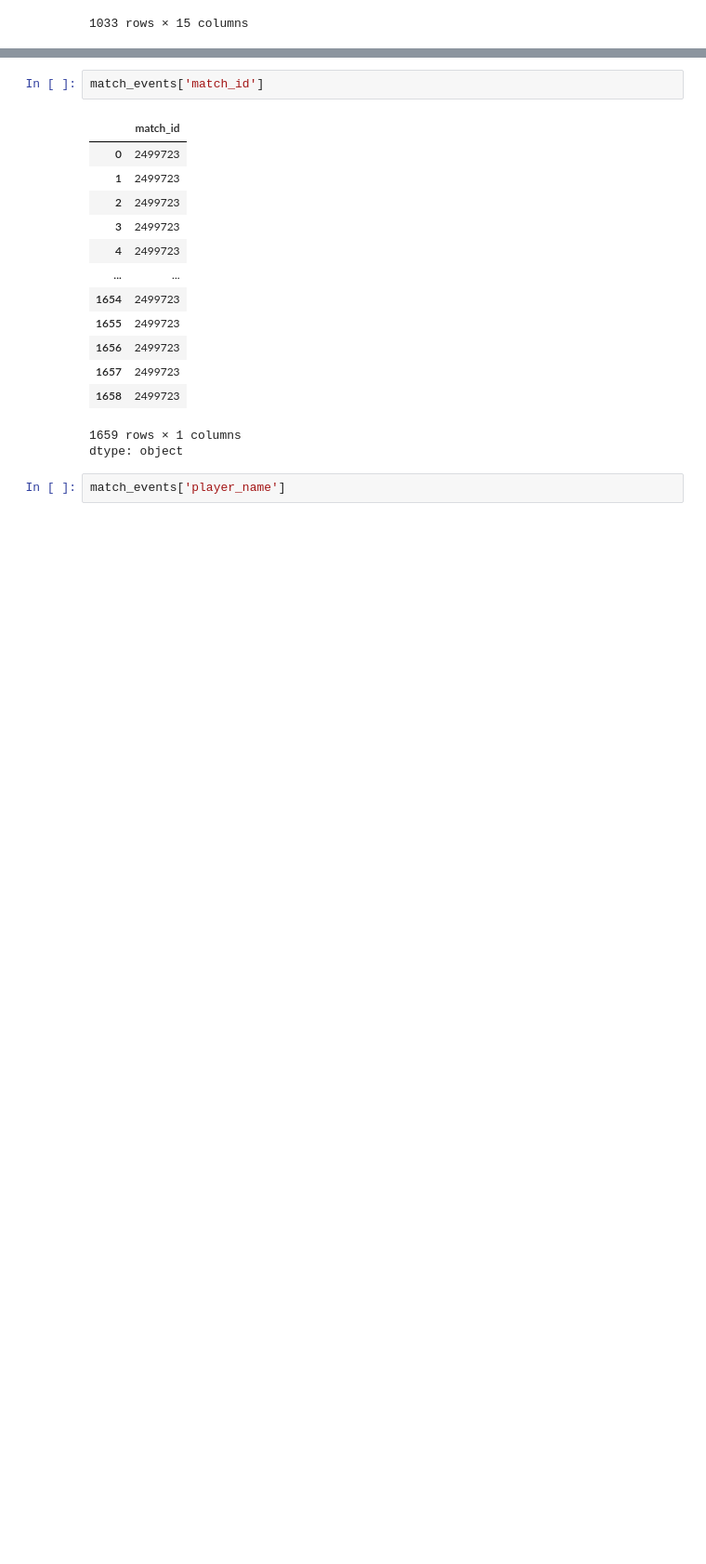
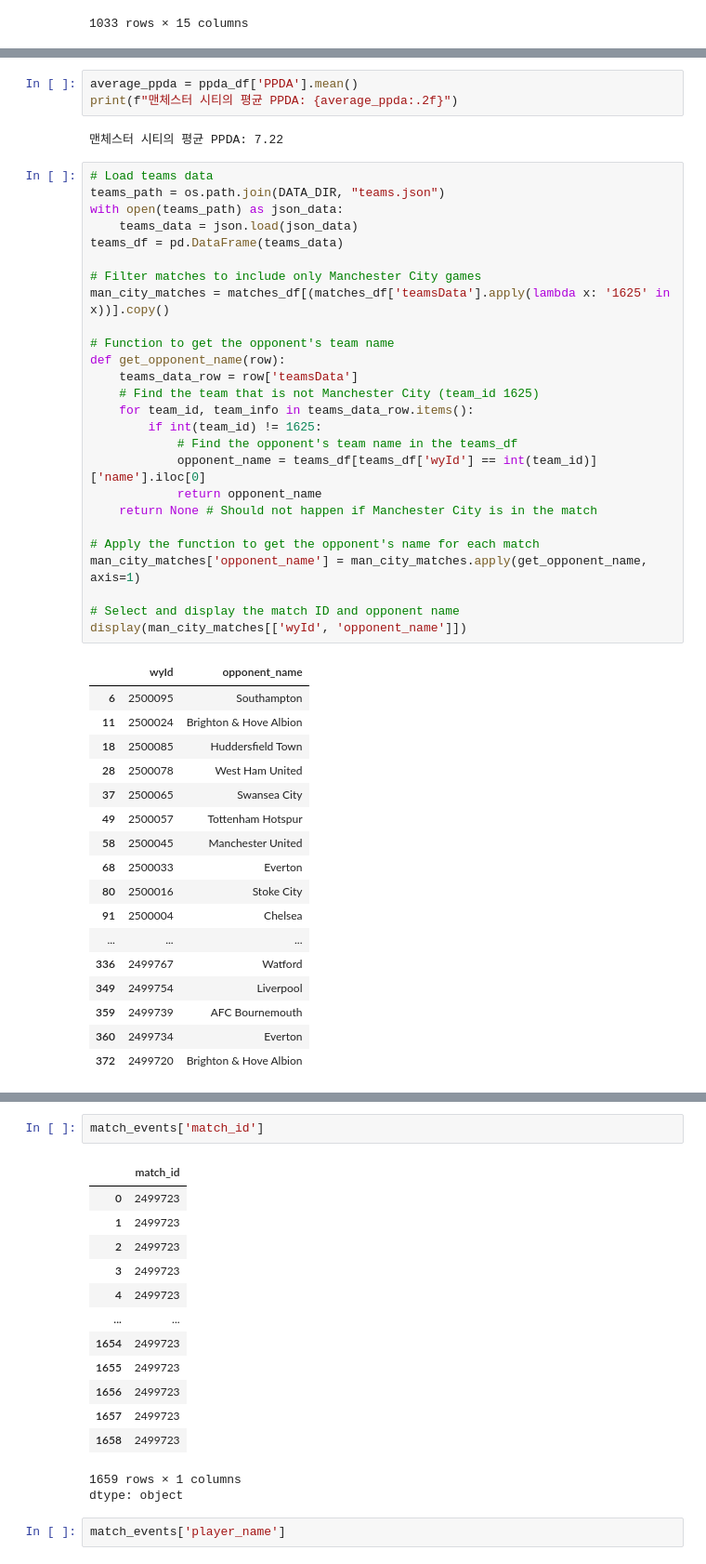
Before and after one commit to jiho051225/footballdata4week, a Jupyter notebook: Week 4/1-event-data-analysis-and-visualization.ipynb, the cells around one changed output, grey strips where cells are left out. Shown at 93% size. Drawn from its saved outputs; the diff is of its cells as text; blank space fills up the shorter version.

```diff
--- a/Week 4/1-event-data-analysis-and-visualization.ipynb
+++ b/Week 4/1-event-data-analysis-and-visualization.ipynb
@@ -366,0 +504,49 @@ display(final_filtered_events)
+# %%
+average_ppda = ppda_df['PPDA'].mean()
+print(f"맨체스터 시티의 평균 PPDA: {average_ppda:.2f}")
+# %% [output]
+맨체스터 시티의 평균 PPDA: 7.22
+# %%
+# Load teams data
+teams_path = os.path.join(DATA_DIR, "teams.json")
+with open(teams_path) as json_data:
+    teams_data = json.load(json_data)
+teams_df = pd.DataFrame(teams_data)
+
+# Filter matches to include only Manchester City games
+man_city_matches = matches_df[(matches_df['teamsData'].apply(lambda x: '1625' in x))].copy()
+
+# Function to get the opponent's team name
+def get_opponent_name(row):
+    teams_data_row = row['teamsData']
+    # Find the team that is not Manchester City (team_id 1625)
+    for team_id, team_info in teams_data_row.items():
+        if int(team_id) != 1625:
+            # Find the opponent's team name in the teams_df
+            opponent_name = teams_df[teams_df['wyId'] == int(team_id)]['name'].iloc[0]
+            return opponent_name
+    return None # Should not happen if Manchester City is in the match
+
+# Apply the function to get the opponent's name for each match
+man_city_matches['opponent_name'] = man_city_matches.apply(get_opponent_name, axis=1)
+
+# Select and display the match ID and opponent name
+display(man_city_matches[['wyId', 'opponent_name']])
+# %% [output]
+|  | wyId | opponent_name |
+| 6 | 2500095 | Southampton |
+| 11 | 2500024 | Brighton & Hove Albion |
+| 18 | 2500085 | Huddersfield Town |
+| 28 | 2500078 | West Ham United |
+| 37 | 2500065 | Swansea City |
+| 49 | 2500057 | Tottenham Hotspur |
+| 58 | 2500045 | Manchester United |
+| 68 | 2500033 | Everton |
+| 80 | 2500016 | Stoke City |
+| 91 | 2500004 | Chelsea |
+| ... | ... | ... |
+| 336 | 2499767 | Watford |
+| 349 | 2499754 | Liverpool |
+| 359 | 2499739 | AFC Bournemouth |
+| 360 | 2499734 | Everton |
+| 372 | 2499720 | Brighton & Hove Albion |
```
Also changed, not shown: parts of 11 cells of this notebook.
